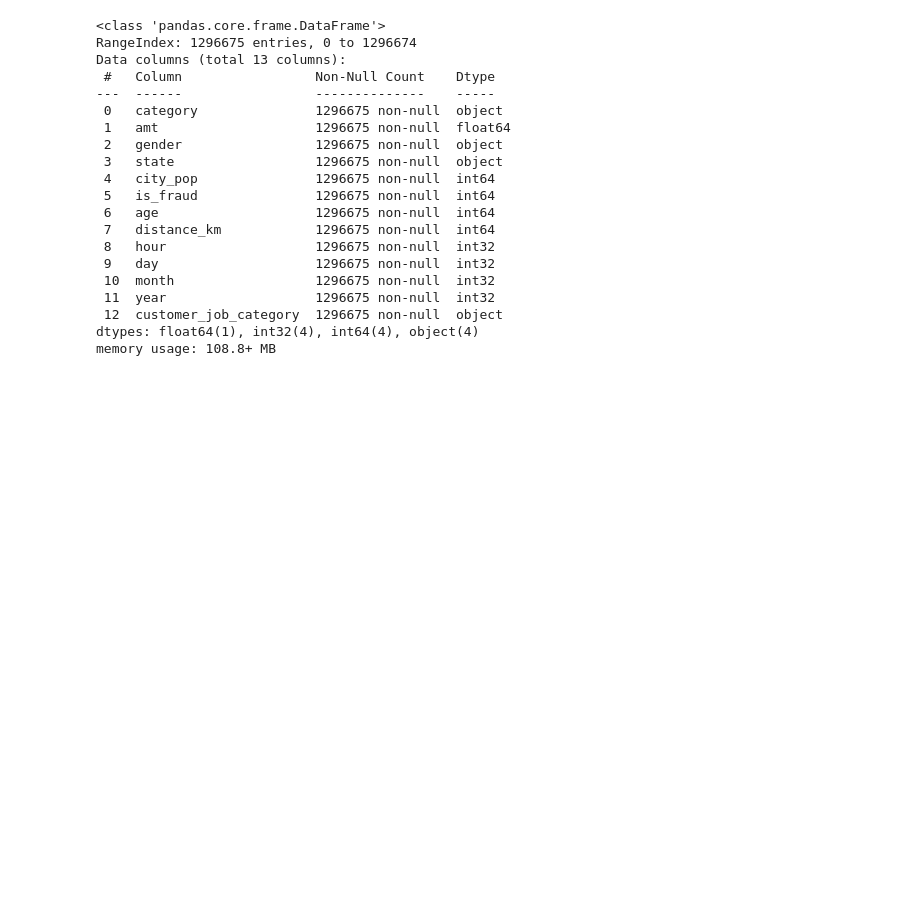
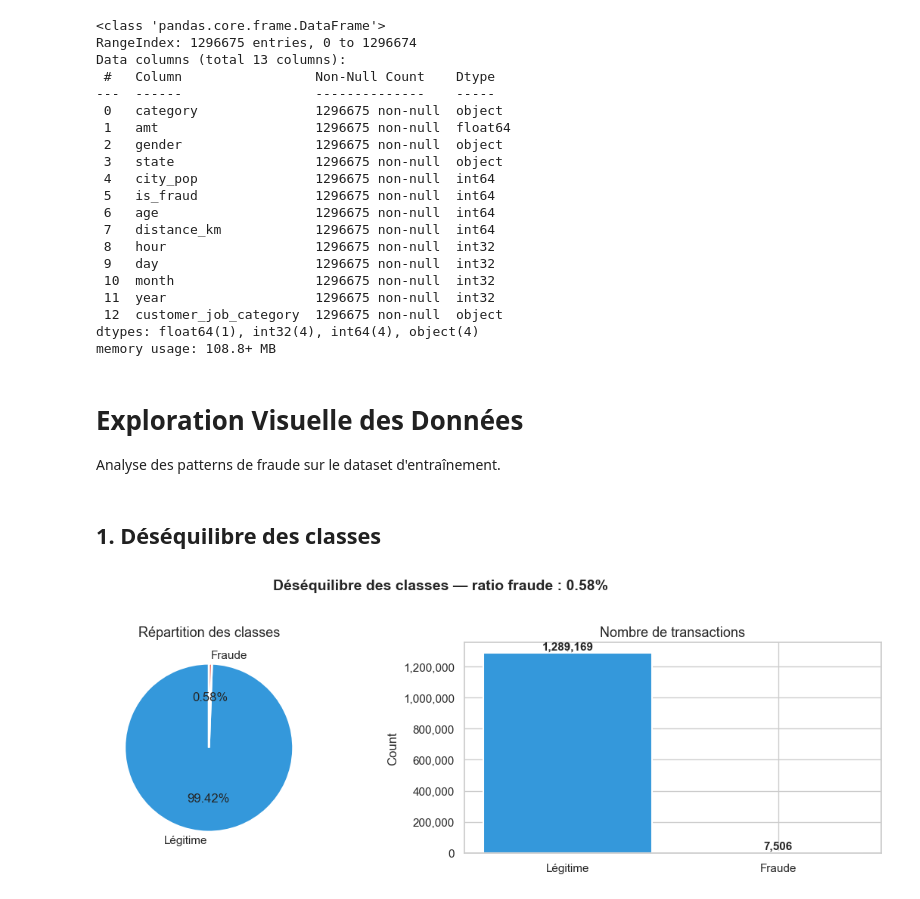
Before and after one commit to Quentin-qha/jedha-lead, a Jupyter notebook: 04_fraud_detection/exploration/eda_csv.ipynb, the cells around one changed output. Cells and saved outputs as stored; diff of their text form; code cells hidden in the pictures; blank space fills up the shorter version.

```diff
--- a/04_fraud_detection/exploration/eda_csv.ipynb
+++ b/04_fraud_detection/exploration/eda_csv.ipynb
@@ -358,3 +358,44 @@ Data columns (total 13 columns):
  12  customer_job_category  1296675 non-null  object
 dtypes: float64(1), int32(4), int64(4), object(4)
 memory usage: 108.8+ MB
+# %% [markdown]
+# Exploration Visuelle des Données
+
+Analyse des patterns de fraude sur le dataset d'entraînement.
+# %%
+import matplotlib.pyplot as plt
+import matplotlib.ticker as mticker
+import seaborn as sns
+
+sns.set_theme(style="whitegrid", palette="muted")
+FRAUD_COLOR    = "#e74c3c"
+NOFRAUD_COLOR  = "#3498db"
+# %% [markdown]
+## 1. Déséquilibre des classes
+# %%
+counts = df_clean["is_fraud"].value_counts()
+labels = ["Légitime", "Fraude"]
+colors = [NOFRAUD_COLOR, FRAUD_COLOR]
+
+fig, axes = plt.subplots(1, 2, figsize=(12, 4))
+
+# Pie chart
+axes[0].pie(counts, labels=labels, colors=colors, autopct="%1.2f%%", startangle=90,
+            wedgeprops={"edgecolor": "white", "linewidth": 2})
+axes[0].set_title("Répartition des classes", fontsize=13)
+
+# Bar chart avec les valeurs exactes
+bars = axes[1].bar(labels, counts.values, color=colors, edgecolor="white", linewidth=1.5)
+for bar, val in zip(bars, counts.values):
+    axes[1].text(bar.get_x() + bar.get_width() / 2, bar.get_height() + 5000,
+                 f"{val:,}", ha="center", va="bottom", fontsize=11, fontweight="bold")
+axes[1].set_title("Nombre de transactions", fontsize=13)
+axes[1].set_ylabel("Count")
+axes[1].yaxis.set_major_formatter(mticker.FuncFormatter(lambda x, _: f"{int(x):,}"))
+
+plt.suptitle(f"Déséquilibre des classes — ratio fraude : {counts[1]/counts.sum()*100:.2f}%",
+             fontsize=14, fontweight="bold", y=1.02)
+plt.tight_layout()
+plt.show()
+# %% [output]
+[figure, added]
```
Also changed, not shown: parts of 16 cells of this notebook, 25 other files.
